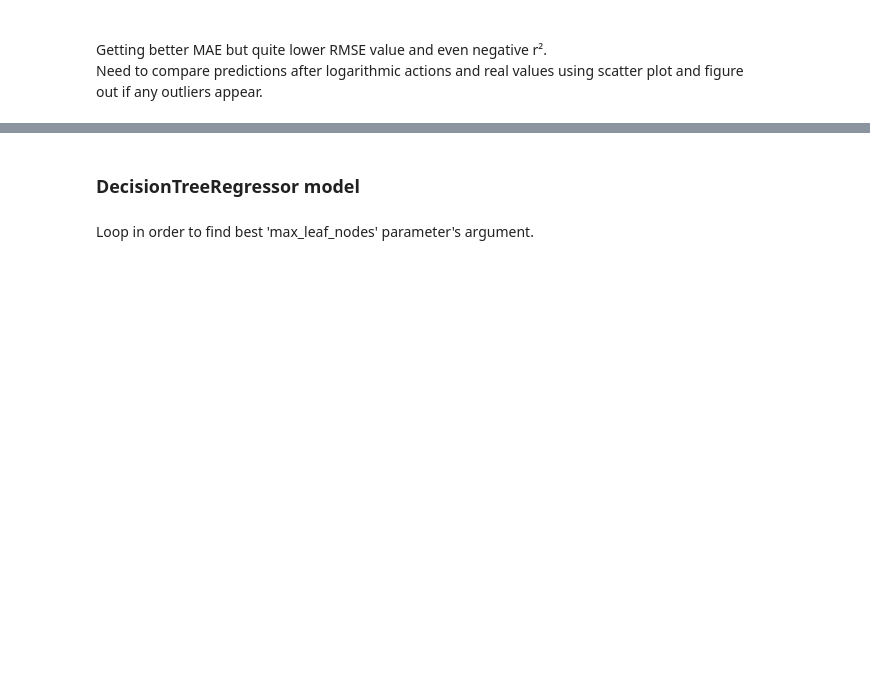
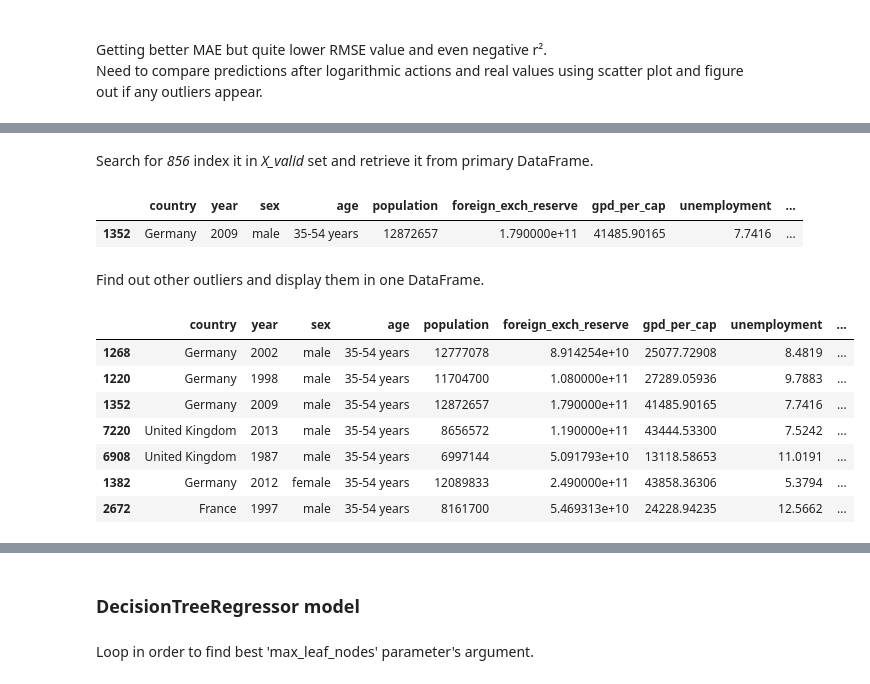
Before and after one commit to unkind58/Project_WHO_suicide_statistics_predictions, a Jupyter notebook: WHO_suicide_statistics_predictions.ipynb, the cells around one changed output, grey strips where cells are left out. Cells and saved outputs as stored; diff of their text form; code cells hidden in the pictures; blank space fills up the shorter version.

```diff
--- a/WHO_suicide_statistics_predictions.ipynb
+++ b/WHO_suicide_statistics_predictions.ipynb
@@ -515,0 +546,30 @@ One outlier of value about 27,328 occurs. (exact value is 27,327.513086656043, i
+# %% [markdown]
+Search for *856* index it in *X_valid* set and retrieve it from primary DataFrame.
+# %%
+case_856 = X_valid.copy()
+case_856['num'] = list(range(0,1435,1))
+index_856 = case_856[case_856['num'] == 856].index.values.astype(int)[0]
+df_raw.iloc[[index_856]]
+# %% [output]
+|  | country | year | sex | age | population | foreign_exch_reserve | gpd_per_cap | unemployment | ... |
+| 1352 | Germany | 2009 | male | 35-54 years | 12872657 | 1.790000e+11 | 41485.90165 | 7.7416 | ... |
+# %% [markdown]
+Find out other outliers and display them in one DataFrame.
+# %%
+outlier_indexes = []
+
+for n,i in enumerate(preds_list):
+    if i > y_valid.max():
+        outlier_indexes.append(n)
+# %%
+indexes_to_df = case_856[case_856['num'].isin(outlier_indexes)].index
+df_raw.iloc[indexes_to_df,:][5:12]
+# %% [output]
+|  | country | year | sex | age | population | foreign_exch_reserve | gpd_per_cap | unemployment | ... |
+| 1268 | Germany | 2002 | male | 35-54 years | 12777078 | 8.914254e+10 | 25077.72908 | 8.4819 | ... |
+| 1220 | Germany | 1998 | male | 35-54 years | 11704700 | 1.080000e+11 | 27289.05936 | 9.7883 | ... |
+| 1352 | Germany | 2009 | male | 35-54 years | 12872657 | 1.790000e+11 | 41485.90165 | 7.7416 | ... |
+| 7220 | United Kingdom | 2013 | male | 35-54 years | 8656572 | 1.190000e+11 | 43444.53300 | 7.5242 | ... |
+| 6908 | United Kingdom | 1987 | male | 35-54 years | 6997144 | 5.091793e+10 | 13118.58653 | 11.0191 | ... |
+| 1382 | Germany | 2012 | female | 35-54 years | 12089833 | 2.490000e+11 | 43858.36306 | 5.3794 | ... |
+| 2672 | France | 1997 | male | 35-54 years | 8161700 | 5.469313e+10 | 24228.94235 | 12.5662 | ... |
```
Also changed, not shown: parts of 104 cells of this notebook.
